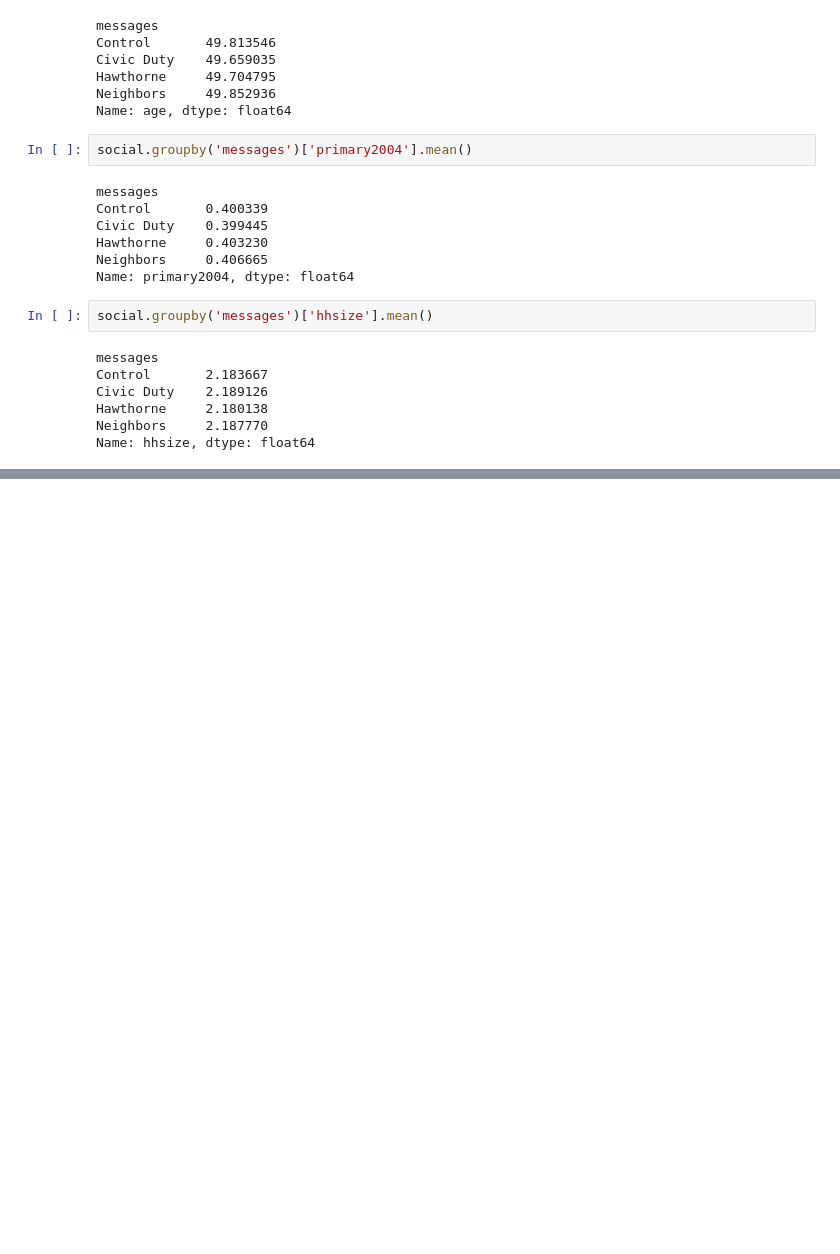
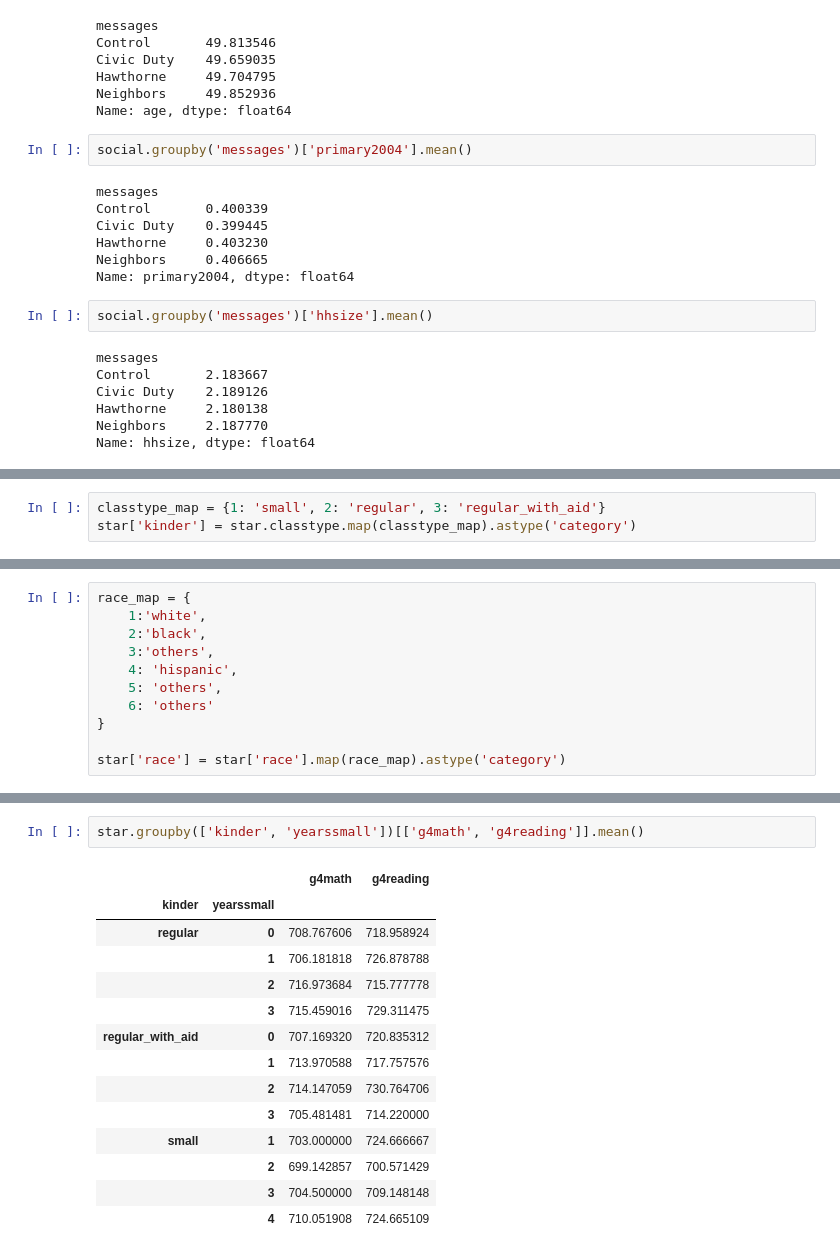
Before and after one commit to lee-data-socio/studies, a Jupyter notebook: qss/ch02_CAUSALITY.ipynb, the cells around one changed output, grey strips where cells are left out. Saved outputs shown, nothing was run; the diff lists cells and outputs as text; blank space fills up the shorter version.

```diff
--- a/qss/ch02_CAUSALITY.ipynb
+++ b/qss/ch02_CAUSALITY.ipynb
@@ -691,0 +1017,3 @@ Name: hhsize, dtype: float64
+# %%
+classtype_map = {1: 'small', 2: 'regular', 3: 'regular_with_aid'}
+star['kinder'] = star.classtype.map(classtype_map).astype('category')
@@ -691,0 +1029,11 @@ Name: hhsize, dtype: float64
+# %%
+race_map = {
+    1:'white',
+    2:'black',
+    3:'others',
+    4: 'hispanic',
+    5: 'others',
+    6: 'others'
+}
+
+star['race'] = star['race'].map(race_map).astype('category')
@@ -691,0 +1145,17 @@ Name: hhsize, dtype: float64
+# %%
+star.groupby(['kinder', 'yearssmall'])[['g4math', 'g4reading']].mean()
+# %% [output]
+|  |  | g4math | g4reading |
+| kinder | yearssmall |  |  |
+| regular | 0 | 708.767606 | 718.958924 |
+|  | 1 | 706.181818 | 726.878788 |
+|  | 2 | 716.973684 | 715.777778 |
+|  | 3 | 715.459016 | 729.311475 |
+| regular_with_aid | 0 | 707.169320 | 720.835312 |
+|  | 1 | 713.970588 | 717.757576 |
+|  | 2 | 714.147059 | 730.764706 |
+|  | 3 | 705.481481 | 714.220000 |
+| small | 1 | 703.000000 | 724.666667 |
+|  | 2 | 699.142857 | 700.571429 |
+|  | 3 | 704.500000 | 709.148148 |
+|  | 4 | 710.051908 | 724.665109 |
```
Also changed, not shown: parts of 87 cells of this notebook, 4 other files.
